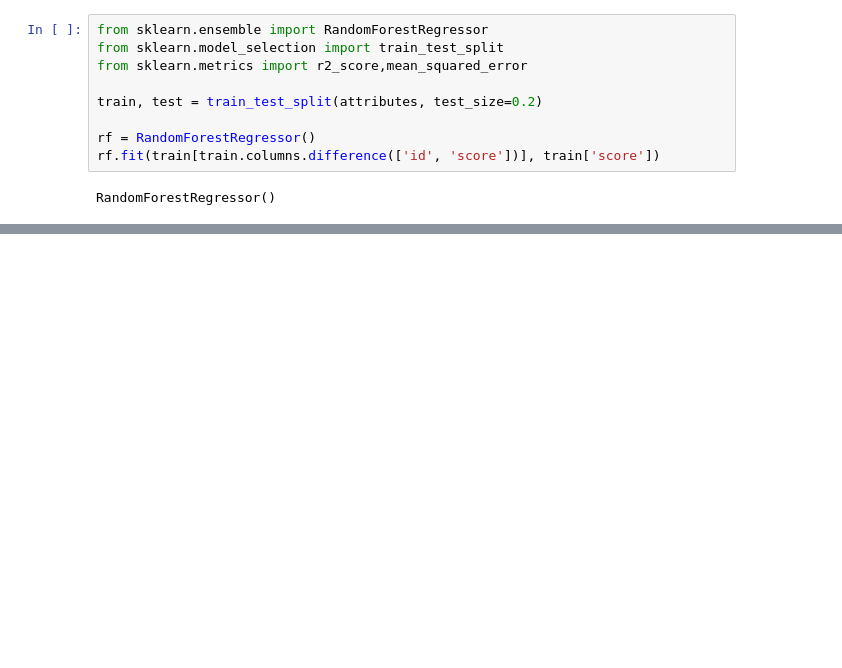
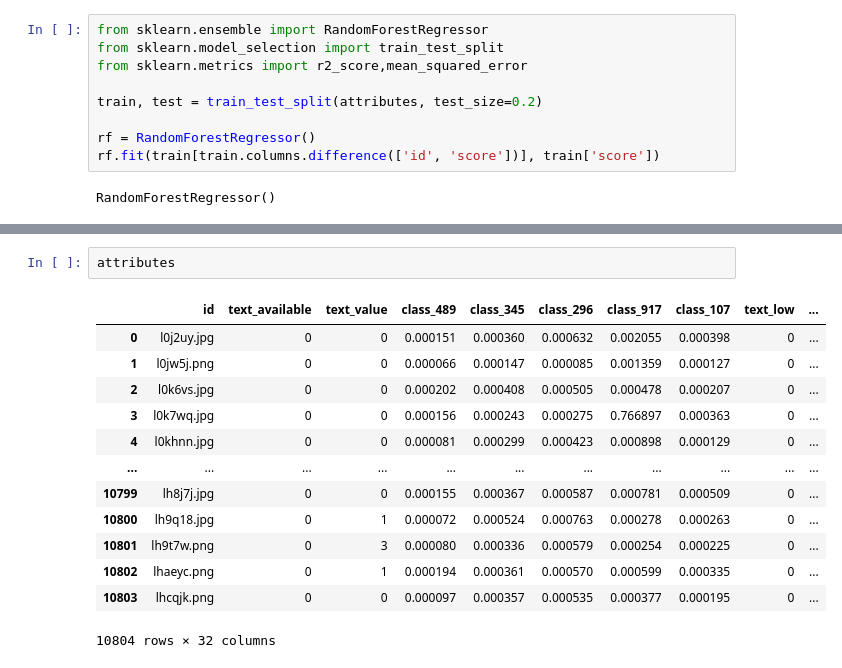
Before and after one commit to Vulwsztyn/PED, a Jupyter notebook: notebooks/image/model.ipynb, the cells around one changed output, grey strips where cells are left out. Saved outputs shown, nothing was run; the diff lists cells and outputs as text; blank space fills up the shorter version.

```diff
--- a/notebooks/image/model.ipynb
+++ b/notebooks/image/model.ipynb
@@ -25,0 +89,16 @@ rmse
+# %%
+attributes
+# %% [output]
+|  | id | text_available | text_value | class_489 | class_345 | class_296 | class_917 | class_107 | text_low | ... |
+| 0 | l0j2uy.jpg | 0 | 0 | 0.000151 | 0.000360 | 0.000632 | 0.002055 | 0.000398 | 0 | ... |
+| 1 | l0jw5j.png | 0 | 0 | 0.000066 | 0.000147 | 0.000085 | 0.001359 | 0.000127 | 0 | ... |
+| 2 | l0k6vs.jpg | 0 | 0 | 0.000202 | 0.000408 | 0.000505 | 0.000478 | 0.000207 | 0 | ... |
+| 3 | l0k7wq.jpg | 0 | 0 | 0.000156 | 0.000243 | 0.000275 | 0.766897 | 0.000363 | 0 | ... |
+| 4 | l0khnn.jpg | 0 | 0 | 0.000081 | 0.000299 | 0.000423 | 0.000898 | 0.000129 | 0 | ... |
+| ... | ... | ... | ... | ... | ... | ... | ... | ... | ... | ... |
+| 10799 | lh8j7j.jpg | 0 | 0 | 0.000155 | 0.000367 | 0.000587 | 0.000781 | 0.000509 | 0 | ... |
+| 10800 | lh9q18.jpg | 0 | 1 | 0.000072 | 0.000524 | 0.000763 | 0.000278 | 0.000263 | 0 | ... |
+| 10801 | lh9t7w.png | 0 | 3 | 0.000080 | 0.000336 | 0.000579 | 0.000254 | 0.000225 | 0 | ... |
+| 10802 | lhaeyc.png | 0 | 1 | 0.000194 | 0.000361 | 0.000570 | 0.000599 | 0.000335 | 0 | ... |
+| 10803 | lhcqjk.png | 0 | 0 | 0.000097 | 0.000357 | 0.000535 | 0.000377 | 0.000195 | 0 | ... |
+10804 rows × 32 columns
```
Also changed, not shown: parts of 16 cells of this notebook, 9 other files.
